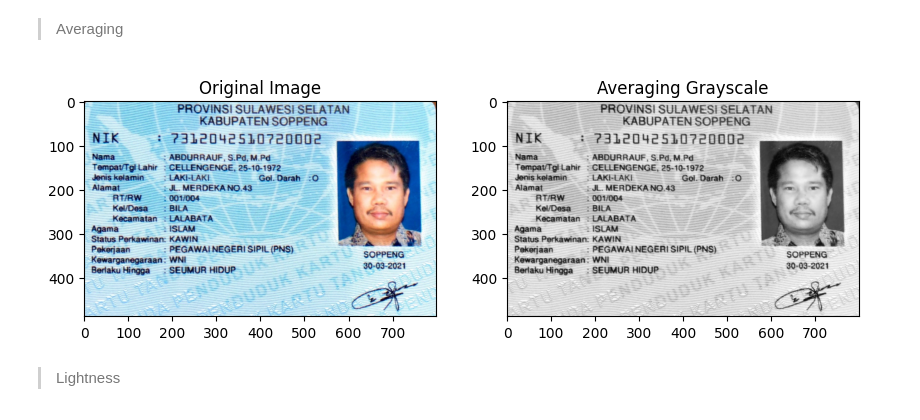
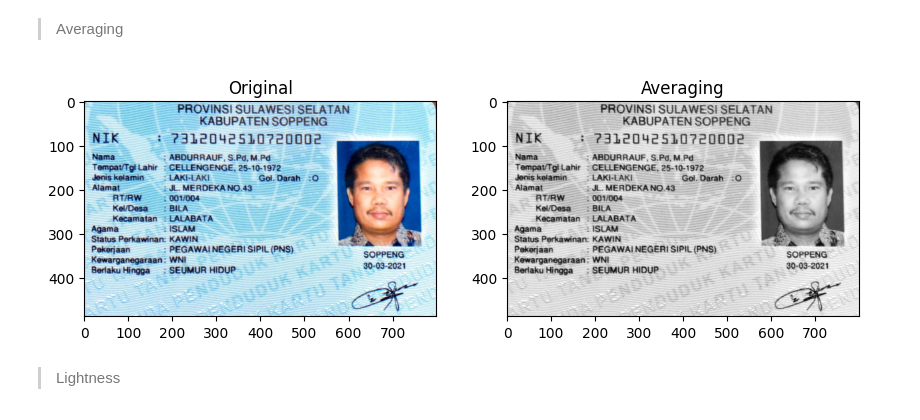
Before and after one commit to Dhiyun/2241720056_MOBILE_2024, a Jupyter notebook: Week_3.ipynb, the cells around one changed output. Drawn from its saved outputs; the diff is of its cells as text; code cells hidden in the pictures.

```diff
--- a/Week_3.ipynb
+++ b/Week_3.ipynb
@@ -153,26 +151,24 @@ Masukkan nilai kecerahan: 50
 # %%
 import matplotlib.pylab as plt
 
 ktp = cv.cvtColor(cv.imread('/content/drive/MyDrive/PCVK/Image/KTP.jpg'), cv.COLOR_BGR2RGB)
 ktp_avg = ktp.copy()
 
 gray = np.mean(ktp_avg, axis=2)
 
-gray = cv.cvtColor(gray.astype(ktp_avg.dtype), cv.COLOR_GRAY2BGR)
-
 plt.figure(figsize=(10, 5))
 
 plt.subplot(1, 2, 1)
-plt.title('Original Image')
+plt.title('Original')
 plt.imshow(ktp)
 
 plt.subplot(1, 2, 2)
 plt.title('Averaging')
-plt.imshow(gray, )
+plt.imshow(gray, cmap='gray')
 
 plt.show()
 # %% [output]
-[figure, old version]
+[figure, new version]
 # %% [markdown]
 
 
```
Also changed, not shown: parts of 6 cells of this notebook.
